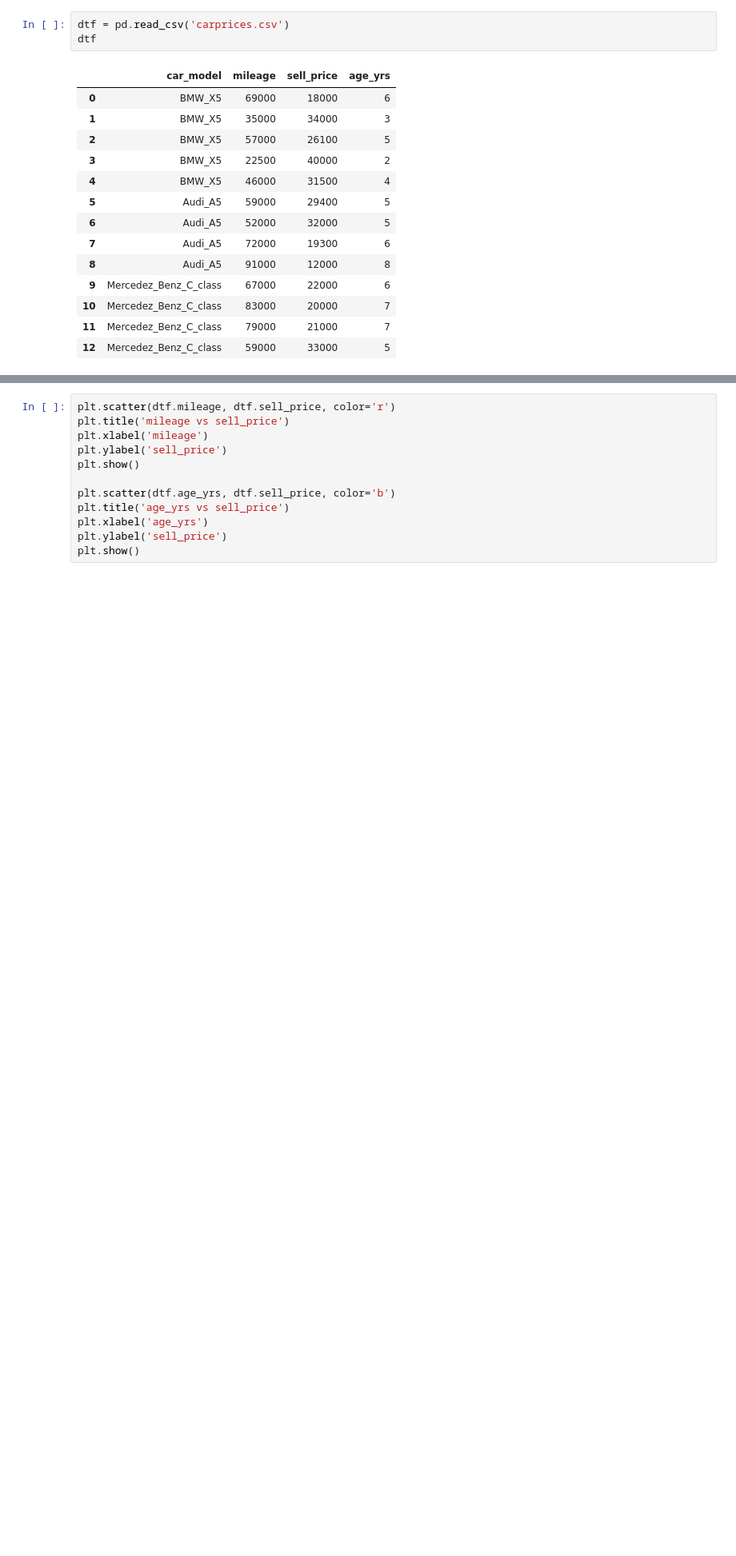
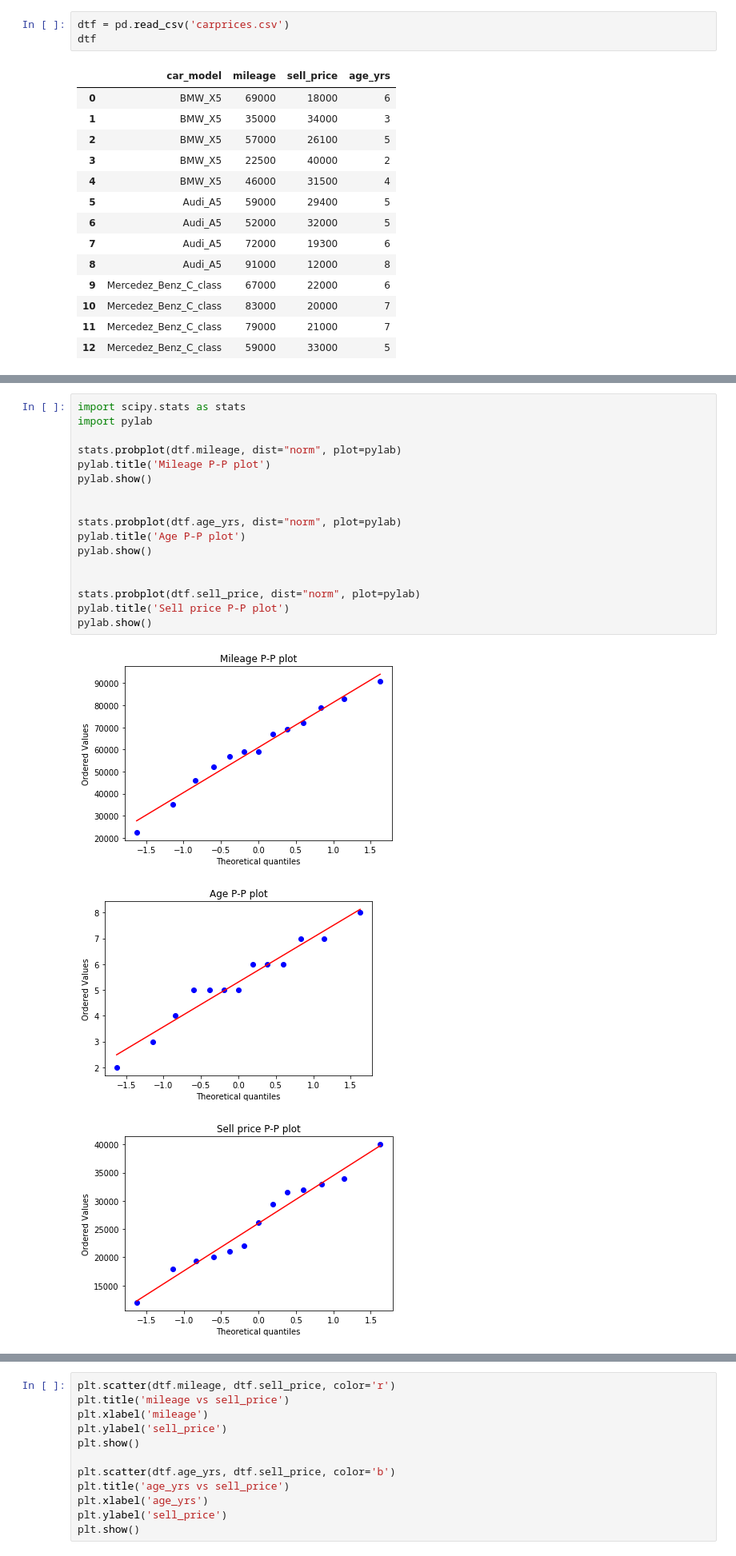
Before and after one commit to tarajano/linear_regression_model_car_prices, a Jupyter notebook: linear_regression_model_car_prices.ipynb, the cells around one changed output, grey strips where cells are left out. Shown: that part at 80% size. Saved outputs shown, nothing was run; the diff lists cells and outputs as text; blank space fills up the shorter version.

```diff
--- a/linear_regression_model_car_prices.ipynb
+++ b/linear_regression_model_car_prices.ipynb
@@ -26,0 +54,21 @@ dtf
+# %%
+import scipy.stats as stats
+import pylab
+
+stats.probplot(dtf.mileage, dist="norm", plot=pylab)
+pylab.title('Mileage P-P plot')
+pylab.show()
+
+
+stats.probplot(dtf.age_yrs, dist="norm", plot=pylab)
+pylab.title('Age P-P plot')
+pylab.show()
+
+
+stats.probplot(dtf.sell_price, dist="norm", plot=pylab)
+pylab.title('Sell price P-P plot')
+pylab.show()
+# %% [output]
+[figure, added]
+[figure, added]
+[figure, added]
```
Also changed, not shown: parts of 9 cells of this notebook.
